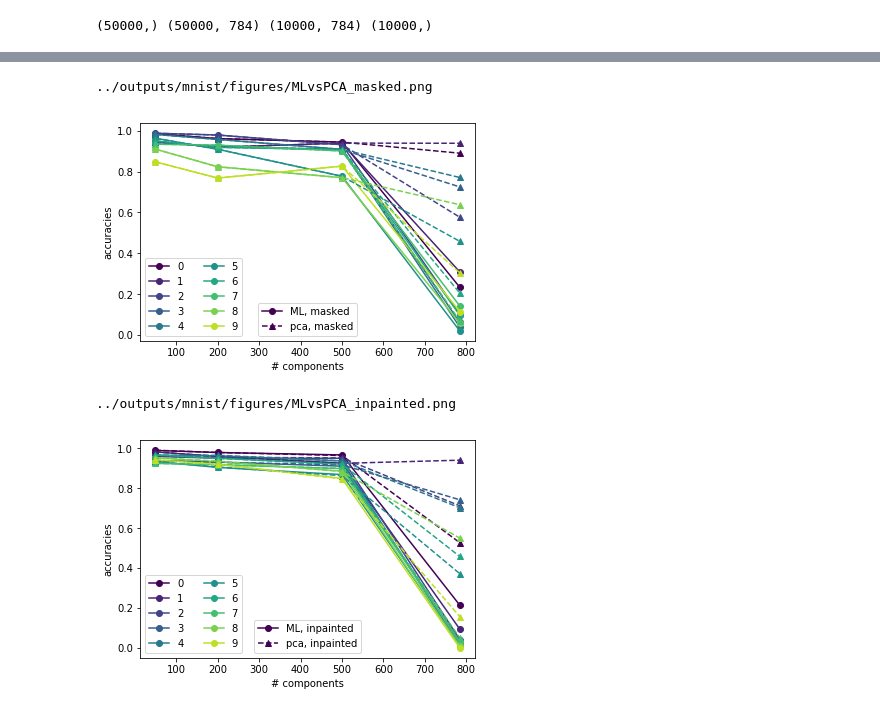
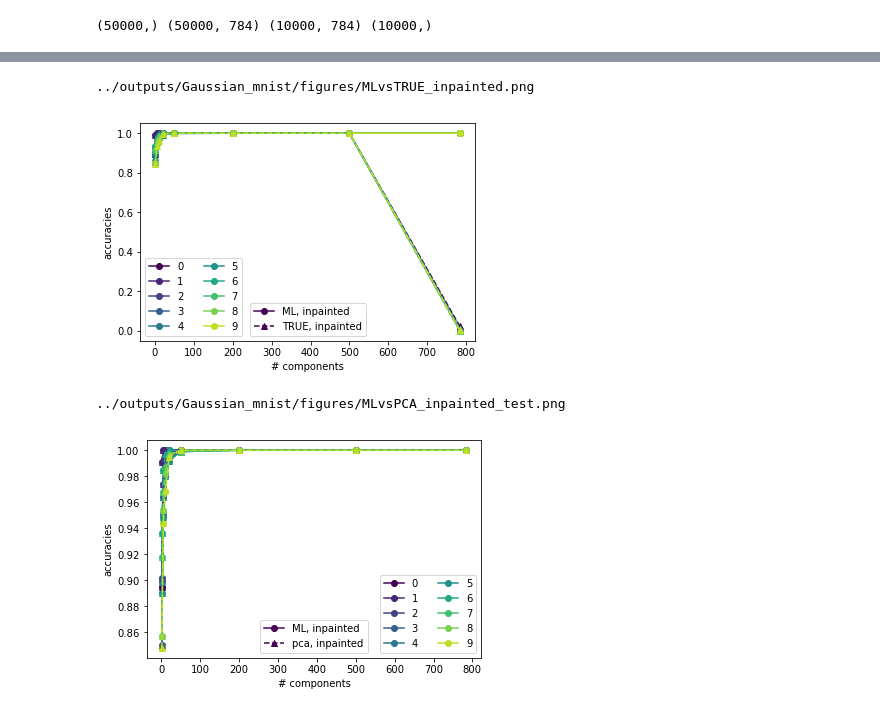
Before and after one commit to VMBoehm/pca-classifier, a Jupyter notebook: notebooks/ShrinkageExperimentsConciseFakeMNIST.ipynb, the cells around one changed output, grey strips where cells are left out. Drawn from its saved outputs; the diff is of its cells as text; code cells hidden in the pictures.

```diff
--- a/notebooks/ShrinkageExperimentsConciseFakeMNIST.ipynb
+++ b/notebooks/ShrinkageExperimentsConciseFakeMNIST.ipynb
@@ -66,11 +78,13 @@ ML inpainted 500
+# %%
+_=make_acc_figure(['ML','TRUE'],['inpainted'],results,num_classes,num_comp,plotpath,'MLvsTRUE_inpainted.png')
+# %% [output]
+../outputs/Gaussian_mnist/figures/MLvsTRUE_inpainted.png
+[figure, added]
 # %%
-_=make_acc_figure(['ML','pca'],['masked'],results,num_classes,num_comp,plotpath,'MLvsPCA_masked.png')
+_= make_acc_figure(['ML','pca'],['inpainted'],results,num_classes,num_comp,plotpath,'MLvsPCA_inpainted_test.png')
 # %% [output]
-../outputs/mnist/figures/MLvsPCA_masked.png
+../outputs/Gaussian_mnist/figures/MLvsPCA_inpainted_test.png
-[figure, old version]
+[figure, new version]
 # %%
-_=make_acc_figure(['ML','pca'],['inpainted'],results,num_classes,num_comp,plotpath,'MLvsPCA_inpainted.png')
+_= make_acc_figure(['ML','LW'],['inpainted'],results,num_classes,num_comp,plotpath,'MLvsLW_inpainted_test.png')
-# %% [output]
-../outputs/mnist/figures/MLvsPCA_inpainted.png
-[figure, removed]
 # %%
```
Also changed, not shown: parts of 9 cells of this notebook, 4 other files.
